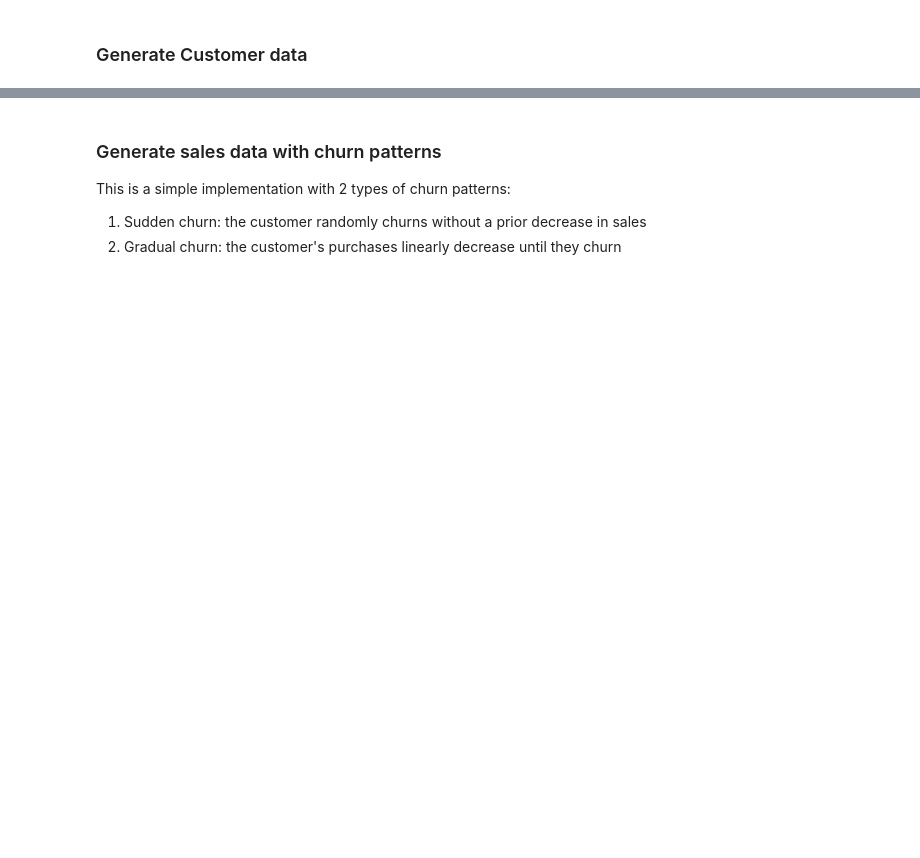
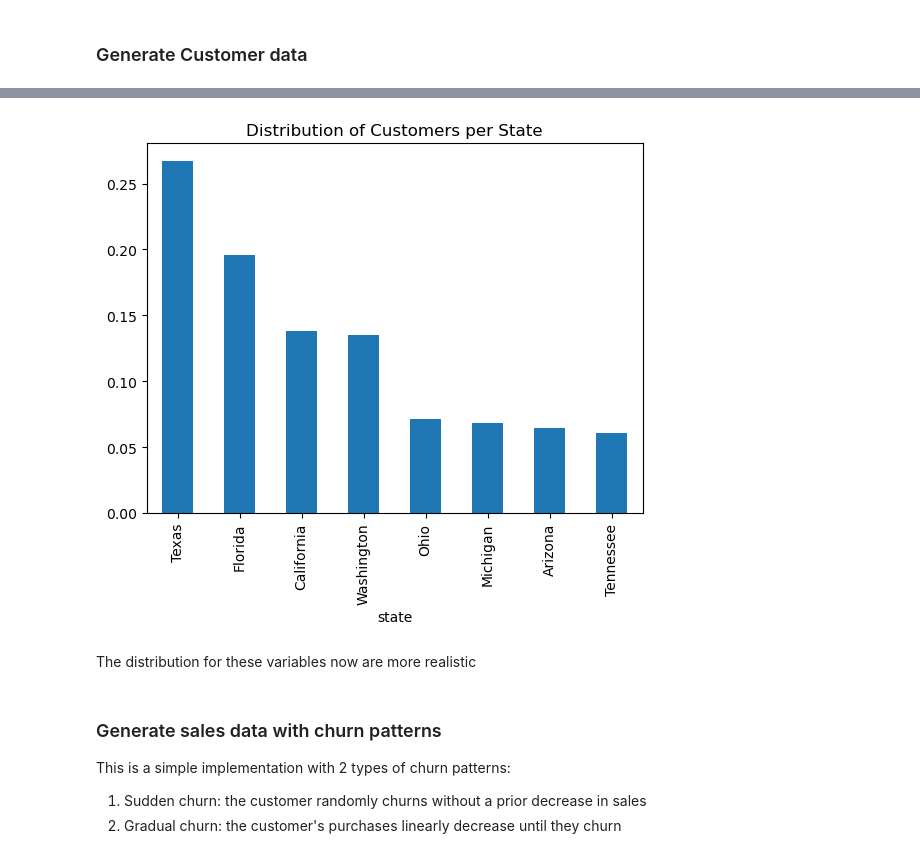
Before and after one commit to arthurcab/ecommerce-churn-prediction, a Jupyter notebook: notebooks/Generate Data.ipynb, the cells around one changed output, grey strips where cells are left out. Saved outputs shown, nothing was run; the diff lists cells and outputs as text; code cells hidden in the pictures; blank space fills up the shorter version.

```diff
--- a/notebooks/Generate Data.ipynb
+++ b/notebooks/Generate Data.ipynb
@@ -227,3 +177,9 @@ Now the Distributions for State and mobile Device are more realistic
+# %%
+customers_df['state'].value_counts(normalize=True).plot(kind='bar', title='Distribution of Customers per State');
+# %% [output]
+[figure, added]
+# %% [markdown]
+The distribution for these variables now are more realistic
 # %% [markdown]
 ### Generate sales data with churn patterns
 
```
Also changed, not shown: parts of 13 cells of this notebook.
